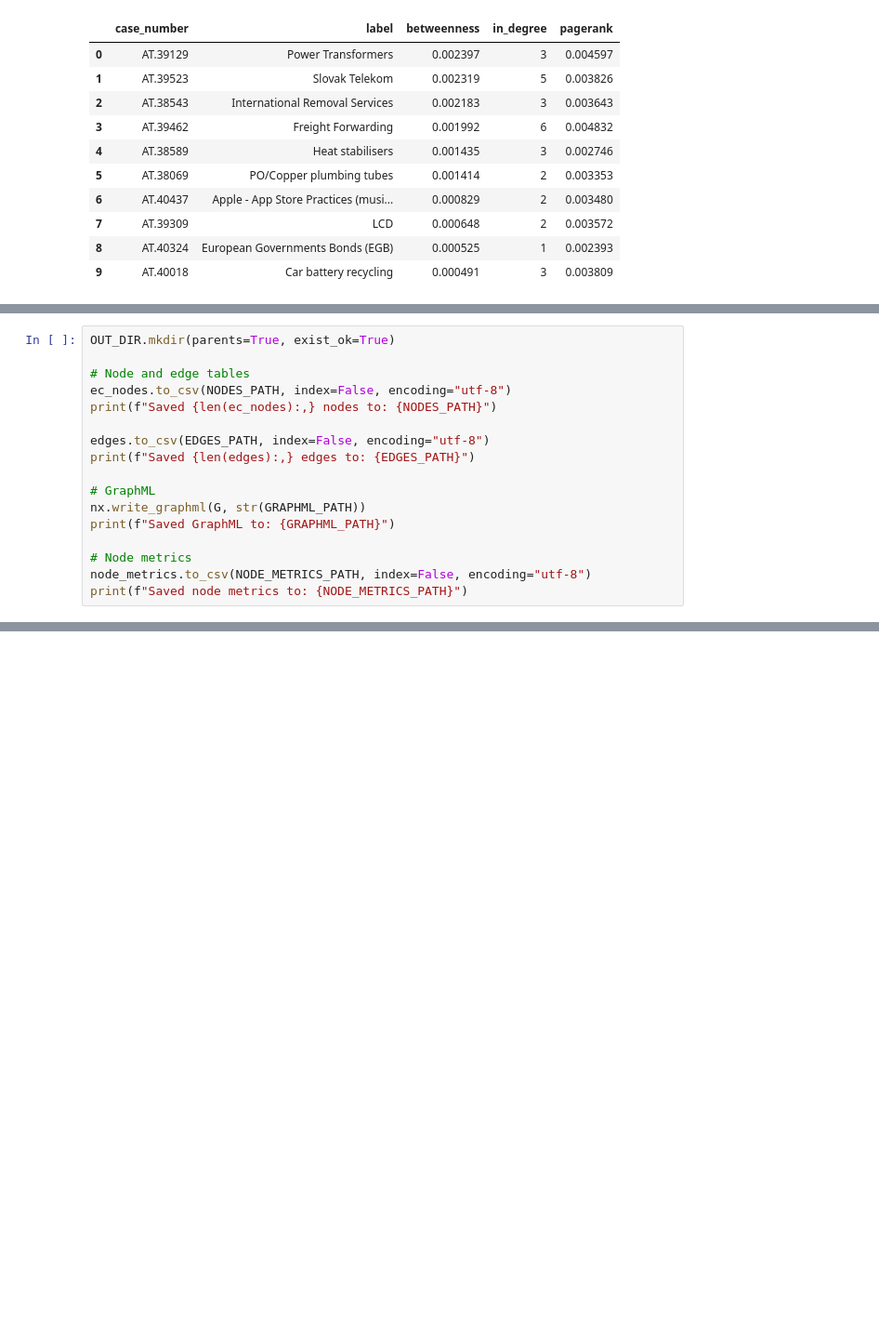
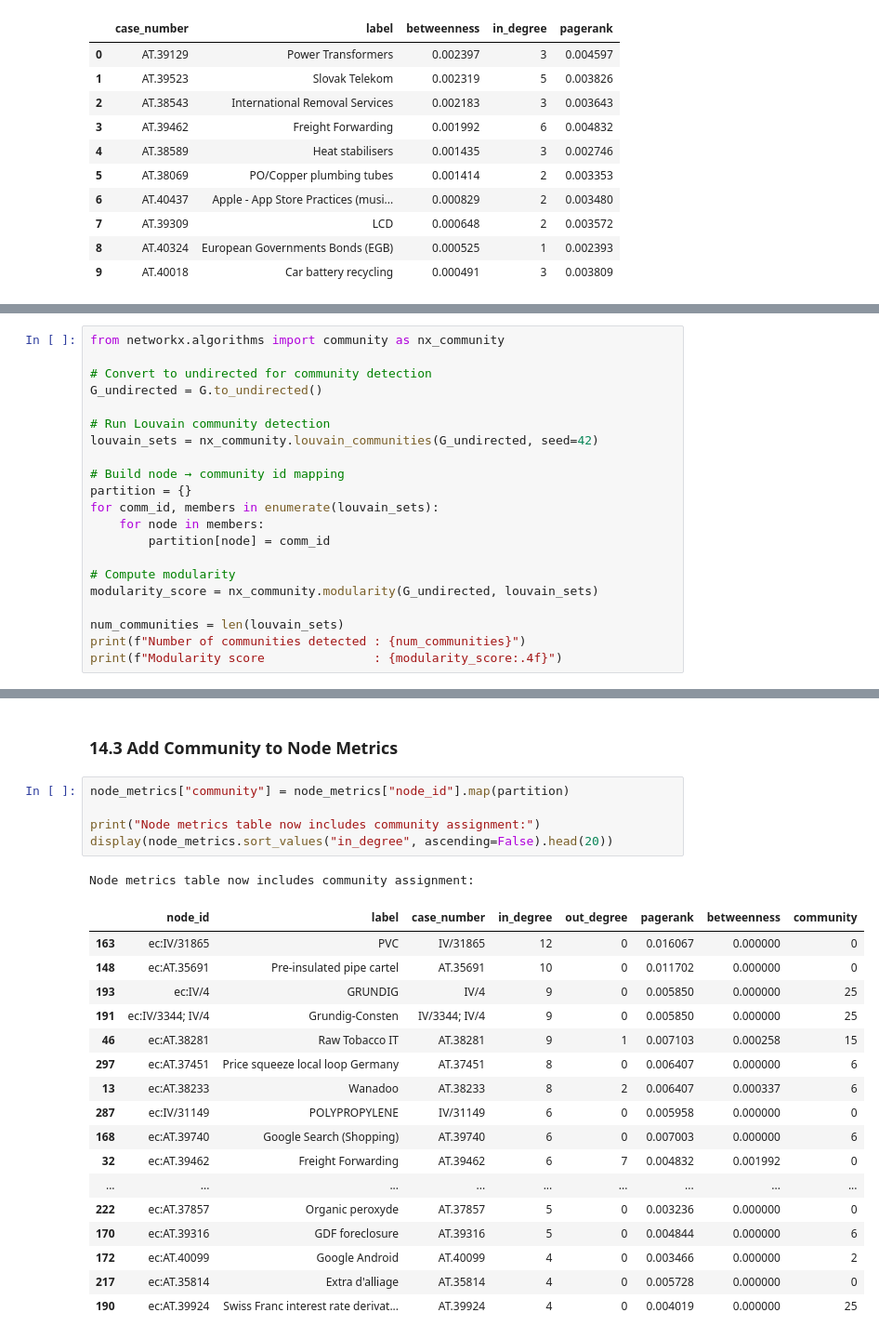
Before and after one commit to floheusser/data_analysis_master, a Jupyter notebook: 10_build_ec_ec_network.ipynb, the cells around one changed output, grey strips where cells are left out. Shown at 93% size. Drawn from its saved outputs; the diff is of its cells as text; blank space fills up the shorter version.

```diff
--- a/10_build_ec_ec_network.ipynb
+++ b/10_build_ec_ec_network.ipynb
@@ -757,18 +777,22 @@ Top 10 EC cases by betweenness centrality:
 # %%
-OUT_DIR.mkdir(parents=True, exist_ok=True)
+from networkx.algorithms import community as nx_community
 
-# Node and edge tables
-ec_nodes.to_csv(NODES_PATH, index=False, encoding="utf-8")
-print(f"Saved {len(ec_nodes):,} nodes to: {NODES_PATH}")
+# Convert to undirected for community detection
+G_undirected = G.to_undirected()
 
-edges.to_csv(EDGES_PATH, index=False, encoding="utf-8")
-print(f"Saved {len(edges):,} edges to: {EDGES_PATH}")
+# Run Louvain community detection
+louvain_sets = nx_community.louvain_communities(G_undirected, seed=42)
 
-# GraphML
-nx.write_graphml(G, str(GRAPHML_PATH))
-print(f"Saved GraphML to: {GRAPHML_PATH}")
+# Build node → community id mapping
+partition = {}
+for comm_id, members in enumerate(louvain_sets):
+    for node in members:
+        partition[node] = comm_id
 
-# Node metrics
-node_metrics.to_csv(NODE_METRICS_PATH, index=False, encoding="utf-8")
-print(f"Saved node metrics to: {NODE_METRICS_PATH}")
+# Compute modularity
+modularity_score = nx_community.modularity(G_undirected, louvain_sets)
+
+num_communities = len(louvain_sets)
+print(f"Number of communities detected : {num_communities}")
+print(f"Modularity score               : {modularity_score:.4f}")
 # %% [output]
@@ -778,0 +884,26 @@ Saved node metrics to: data\processed\network\ec_ec\ec_ec_node_metrics.csv
+# %% [markdown]
+### 14.3 Add Community to Node Metrics
+# %%
+node_metrics["community"] = node_metrics["node_id"].map(partition)
+
+print("Node metrics table now includes community assignment:")
+display(node_metrics.sort_values("in_degree", ascending=False).head(20))
+# %% [output]
+Node metrics table now includes community assignment:
+|  | node_id | label | case_number | in_degree | out_degree | pagerank | betweenness | community |
+| 163 | ec:IV/31865 | PVC | IV/31865 | 12 | 0 | 0.016067 | 0.000000 | 0 |
+| 148 | ec:AT.35691 | Pre-insulated pipe cartel | AT.35691 | 10 | 0 | 0.011702 | 0.000000 | 0 |
+| 193 | ec:IV/4 | GRUNDIG | IV/4 | 9 | 0 | 0.005850 | 0.000000 | 25 |
+| 191 | ec:IV/3344; IV/4 | Grundig-Consten | IV/3344; IV/4 | 9 | 0 | 0.005850 | 0.000000 | 25 |
+| 46 | ec:AT.38281 | Raw Tobacco IT | AT.38281 | 9 | 1 | 0.007103 | 0.000258 | 15 |
+| 297 | ec:AT.37451 | Price squeeze local loop Germany | AT.37451 | 8 | 0 | 0.006407 | 0.000000 | 6 |
+| 13 | ec:AT.38233 | Wanadoo | AT.38233 | 8 | 2 | 0.006407 | 0.000337 | 6 |
+| 287 | ec:IV/31149 | POLYPROPYLENE | IV/31149 | 6 | 0 | 0.005958 | 0.000000 | 0 |
+| 168 | ec:AT.39740 | Google Search (Shopping) | AT.39740 | 6 | 0 | 0.007003 | 0.000000 | 6 |
+| 32 | ec:AT.39462 | Freight Forwarding | AT.39462 | 6 | 7 | 0.004832 | 0.001992 | 0 |
+| ... | ... | ... | ... | ... | ... | ... | ... | ... |
+| 222 | ec:AT.37857 | Organic peroxyde | AT.37857 | 5 | 0 | 0.003236 | 0.000000 | 0 |
+| 170 | ec:AT.39316 | GDF foreclosure | AT.39316 | 5 | 0 | 0.004844 | 0.000000 | 6 |
+| 172 | ec:AT.40099 | Google Android | AT.40099 | 4 | 0 | 0.003466 | 0.000000 | 2 |
+| 217 | ec:AT.35814 | Extra d'alliage | AT.35814 | 4 | 0 | 0.005728 | 0.000000 | 0 |
+| 190 | ec:AT.39924 | Swiss Franc interest rate derivat... | AT.39924 | 4 | 0 | 0.004019 | 0.000000 | 25 |
```
Also changed, not shown: parts of 11 cells of this notebook, 8 other files.
